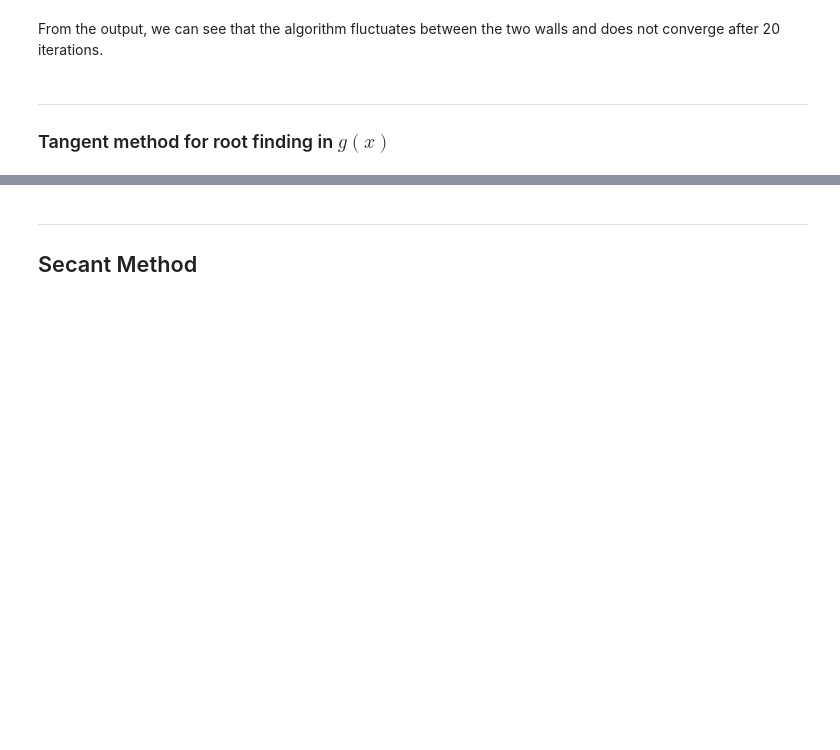
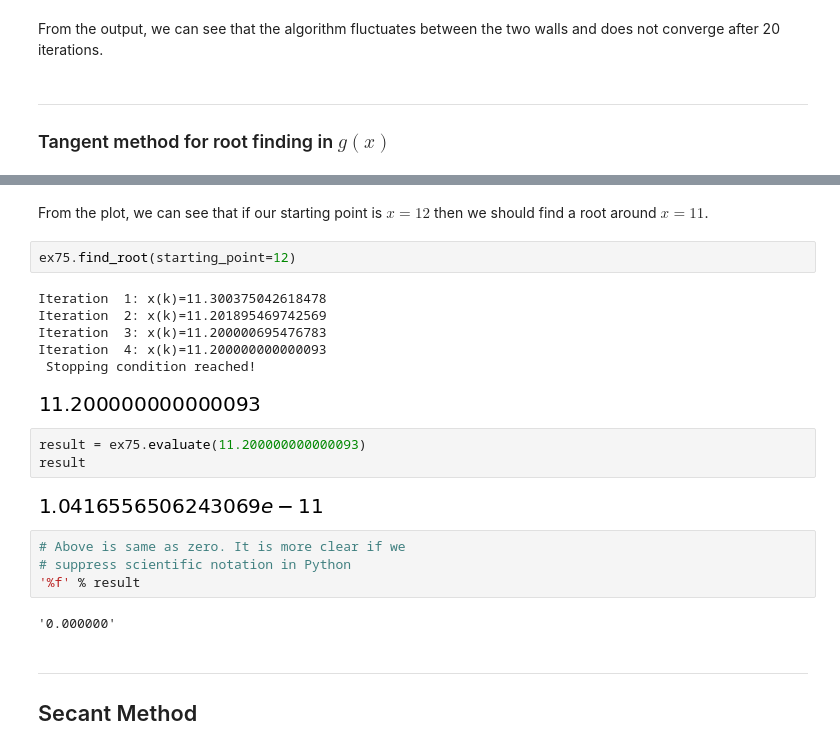
Before and after one commit to sheikhomar/opan, a Jupyter notebook: lec07.ipynb, the cells around one changed output, grey strips where cells are left out. Drawn from its saved outputs; the diff is of its cells as text; blank space fills up the shorter version.

```diff
--- a/lec07.ipynb
+++ b/lec07.ipynb
@@ -258,3 +284,25 @@ The issue for the tangent method is that it can go to other side.
+# %% [markdown]
+From the plot, we can see that if our starting point is $x=12$ then we should find a root around $x=11$.
+# %%
+ex75.find_root(starting_point=12)
+# %% [output]
+Iteration  1: x(k)=11.300375042618478
+Iteration  2: x(k)=11.201895469742569
+Iteration  3: x(k)=11.200000695476783
+Iteration  4: x(k)=11.200000000000093
+ Stopping condition reached!
+[figure, added]
+# %%
+result = ex75.evaluate(11.200000000000093)
+result
+# %% [output]
+[figure, added]
+# %%
+# Above is same as zero. It is more clear if we
+# suppress scientific notation in Python
+'%f' % result
+# %% [output]
+'0.000000'
 # %% [markdown]
 ---
 ## Secant Method
```
Also changed, not shown: parts of 12 cells of this notebook, 2 other files.
